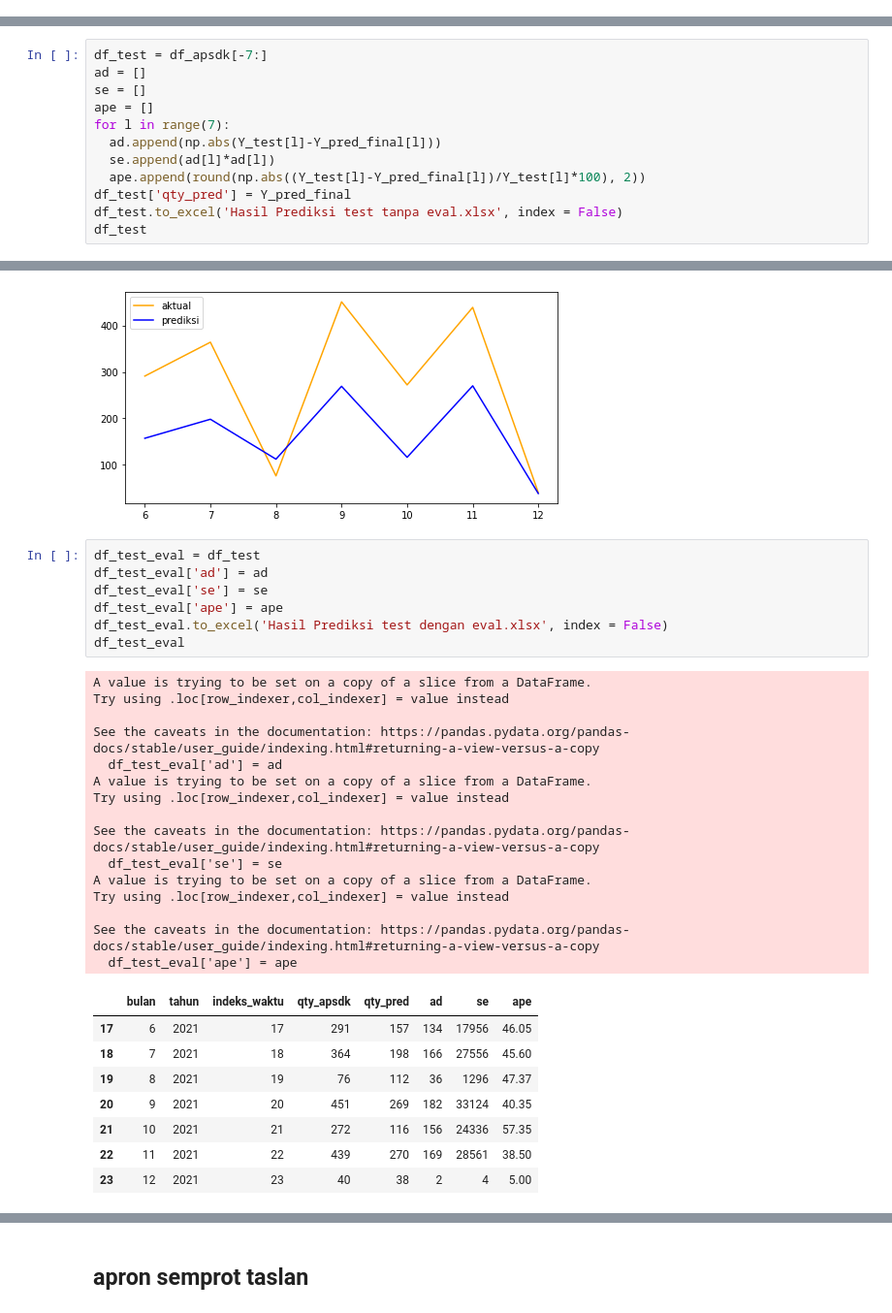
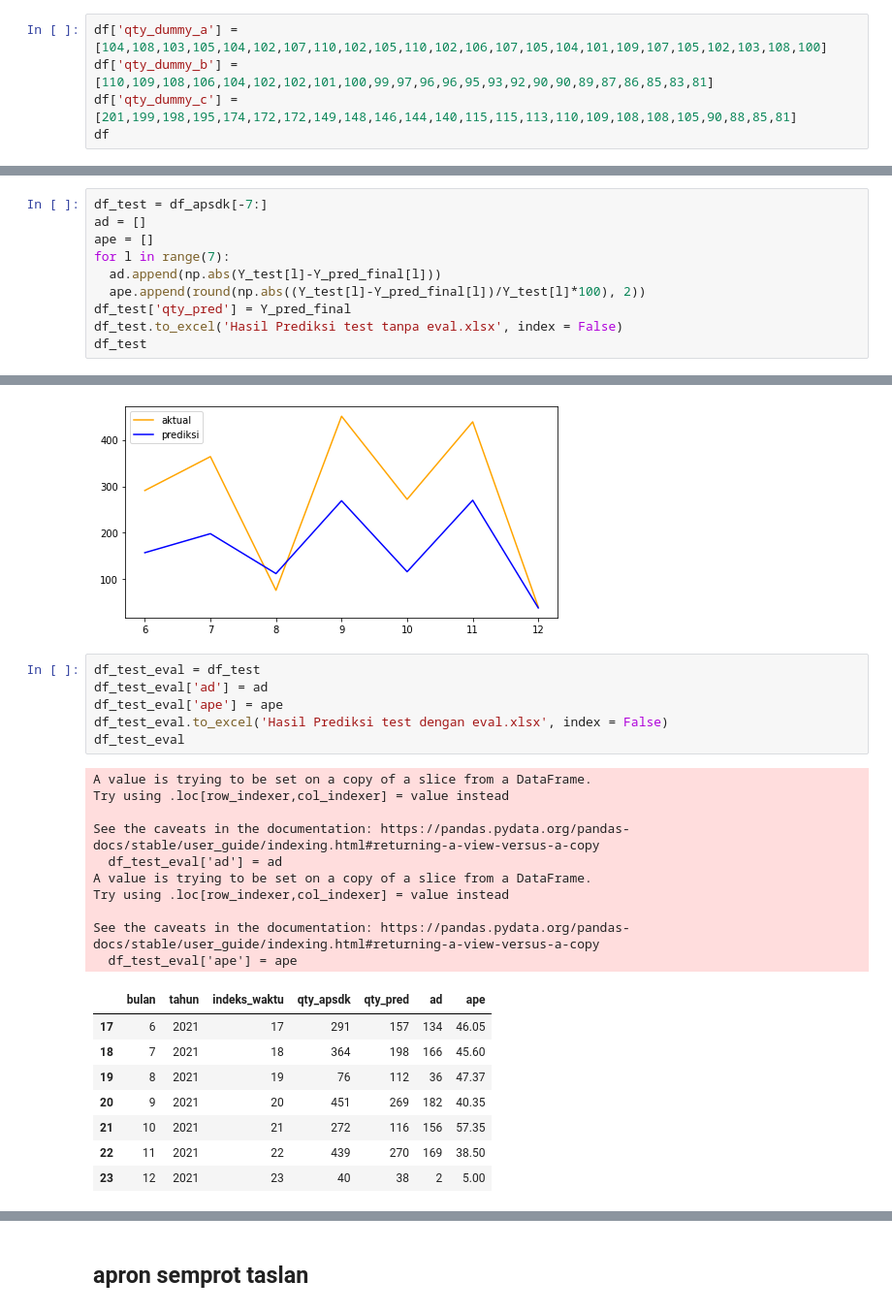
Before and after one commit to han2512/Tugas-Akhir, a Jupyter notebook: TA_trend_moment.ipynb, the cells around one changed output, grey strips where cells are left out. Shown: that part at 97% size. Cells and saved outputs as stored; diff of their text form.

```diff
--- a/TA_trend_moment.ipynb
+++ b/TA_trend_moment.ipynb
@@ -80,3 +76,8 @@ df
 | 21 | 10 | 2021 | 21 | 272 | 498 | 273 | 61 | 29 | 131 | 60 | ... |
 | 22 | 11 | 2021 | 22 | 439 | 193 | 125 | 11 | 9 | 28 | 52 | ... |
 | 23 | 12 | 2021 | 23 | 40 | 44 | 319 | 53 | 3 | 29 | 13 | ... |
+# %%
+df['qty_dummy_a'] = [104,108,103,105,104,102,107,110,102,105,110,102,106,107,105,104,101,109,107,105,102,103,108,100]
+df['qty_dummy_b'] = [110,109,108,106,104,102,102,101,100,99,97,96,96,95,93,92,90,90,89,87,86,85,83,81]
+df['qty_dummy_c'] = [201,199,198,195,174,172,172,149,148,146,144,140,115,115,113,110,109,108,108,105,90,88,85,81]
+df
@@ -163,11 +180,9 @@ Y_pred_final
 # %%
 df_test = df_apsdk[-7:]
 ad = []
-se = []
 ape = []
 for l in range(7):
   ad.append(np.abs(Y_test[l]-Y_pred_final[l]))
-  se.append(ad[l]*ad[l])
   ape.append(round(np.abs((Y_test[l]-Y_pred_final[l])/Y_test[l]*100), 2))
 df_test['qty_pred'] = Y_pred_final
 df_test.to_excel('Hasil Prediksi test tanpa eval.xlsx', index = False)
@@ -201,34 +216,28 @@ plt.show()
 # %%
 df_test_eval = df_test
 df_test_eval['ad'] = ad
-df_test_eval['se'] = se
 df_test_eval['ape'] = ape
 df_test_eval.to_excel('Hasil Prediksi test dengan eval.xlsx', index = False)
 df_test_eval
 # %% [output]
 A value is trying to be set on a copy of a slice from a DataFrame.
 Try using .loc[row_indexer,col_indexer] = value instead
 
 See the caveats in the documentation: https://pandas.pydata.org/pandas-docs/stable/user_guide/indexing.html#returning-a-view-versus-a-copy
   df_test_eval['ad'] = ad
 A value is trying to be set on a copy of a slice from a DataFrame.
 Try using .loc[row_indexer,col_indexer] = value instead
 
 See the caveats in the documentation: https://pandas.pydata.org/pandas-docs/stable/user_guide/indexing.html#returning-a-view-versus-a-copy
-  df_test_eval['se'] = se
-A value is trying to be set on a copy of a slice from a DataFrame.
-Try using .loc[row_indexer,col_indexer] = value instead
-
-See the caveats in the documentation: https://pandas.pydata.org/pandas-docs/stable/user_guide/indexing.html#returning-a-view-versus-a-copy
   df_test_eval['ape'] = ape
-|  | bulan | tahun | indeks_waktu | qty_apsdk | qty_pred | ad | se | ape |
-| 17 | 6 | 2021 | 17 | 291 | 157 | 134 | 17956 | 46.05 |
-| 18 | 7 | 2021 | 18 | 364 | 198 | 166 | 27556 | 45.60 |
-| 19 | 8 | 2021 | 19 | 76 | 112 | 36 | 1296 | 47.37 |
-| 20 | 9 | 2021 | 20 | 451 | 269 | 182 | 33124 | 40.35 |
-| 21 | 10 | 2021 | 21 | 272 | 116 | 156 | 24336 | 57.35 |
-| 22 | 11 | 2021 | 22 | 439 | 270 | 169 | 28561 | 38.50 |
-| 23 | 12 | 2021 | 23 | 40 | 38 | 2 | 4 | 5.00 |
+|  | bulan | tahun | indeks_waktu | qty_apsdk | qty_pred | ad | ape |
+| 17 | 6 | 2021 | 17 | 291 | 157 | 134 | 46.05 |
+| 18 | 7 | 2021 | 18 | 364 | 198 | 166 | 45.60 |
+| 19 | 8 | 2021 | 19 | 76 | 112 | 36 | 47.37 |
+| 20 | 9 | 2021 | 20 | 451 | 269 | 182 | 40.35 |
+| 21 | 10 | 2021 | 21 | 272 | 116 | 156 | 57.35 |
+| 22 | 11 | 2021 | 22 | 439 | 270 | 169 | 38.50 |
+| 23 | 12 | 2021 | 23 | 40 | 38 | 2 | 5.00 |
 # %%
 evaluasi = eval(Y_test,Y_pred_final)
 evaluasi
```
Also changed, not shown: parts of 126 cells of this notebook, 2 other files.
